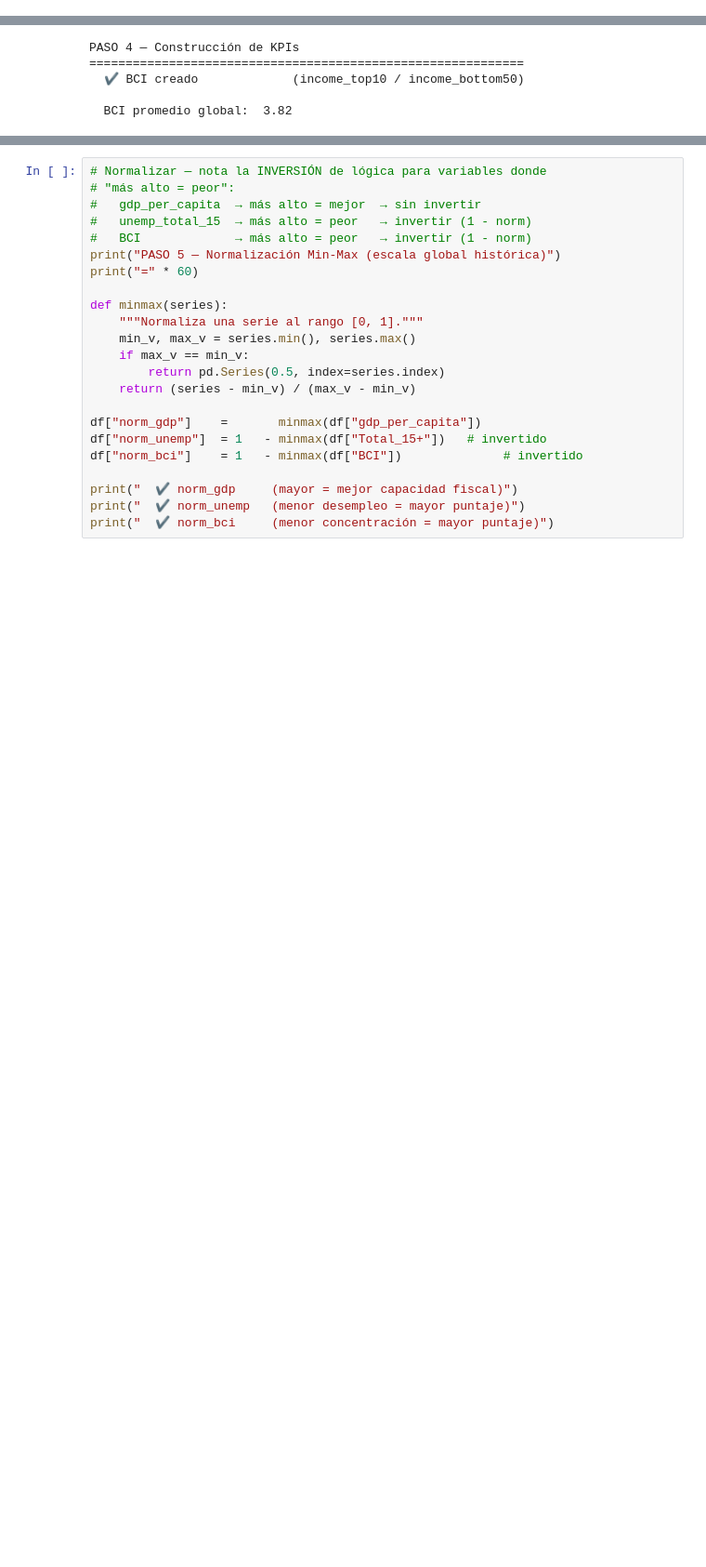
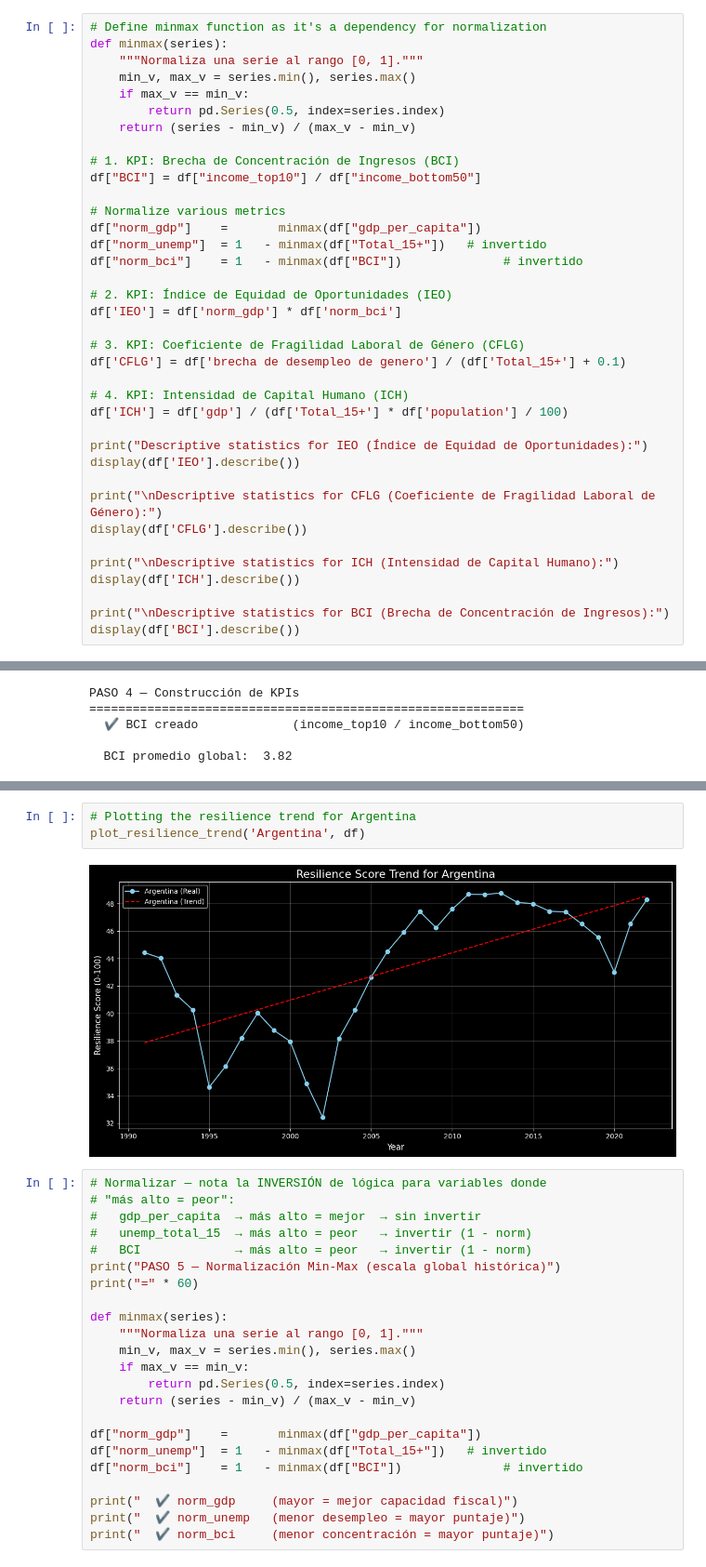
Before and after one commit to lucianoyllarreta/CLASE_CIENCIA_DATOS_I, a Jupyter notebook: LOS 4 FANTÁSTICOS/ SCORING.ipynb, the cells around one changed output, grey strips where cells are left out. Shown at 93% size. Drawn from its saved outputs; the diff is of its cells as text; blank space fills up the shorter version.

```diff
--- a/LOS 4 FANTÁSTICOS/ SCORING.ipynb
+++ b/LOS 4 FANTÁSTICOS/ SCORING.ipynb
@@ -83,0 +86,37 @@ Nota: Los valores de Argentina corresponden al año 2022.
+# %%
+# Define minmax function as it's a dependency for normalization
+def minmax(series):
+    """Normaliza una serie al rango [0, 1]."""
+    min_v, max_v = series.min(), series.max()
+    if max_v == min_v:
+        return pd.Series(0.5, index=series.index)
+    return (series - min_v) / (max_v - min_v)
+
+# 1. KPI: Brecha de Concentración de Ingresos (BCI)
+df["BCI"] = df["income_top10"] / df["income_bottom50"]
+
+# Normalize various metrics
+df["norm_gdp"]    =       minmax(df["gdp_per_capita"])
+df["norm_unemp"]  = 1   - minmax(df["Total_15+"])   # invertido
+df["norm_bci"]    = 1   - minmax(df["BCI"])              # invertido
+
+# 2. KPI: Índice de Equidad de Oportunidades (IEO)
+df['IEO'] = df['norm_gdp'] * df['norm_bci']
+
+# 3. KPI: Coeficiente de Fragilidad Laboral de Género (CFLG)
+df['CFLG'] = df['brecha de desempleo de genero'] / (df['Total_15+'] + 0.1)
+
+# 4. KPI: Intensidad de Capital Humano (ICH)
+df['ICH'] = df['gdp'] / (df['Total_15+'] * df['population'] / 100)
+
+print("Descriptive statistics for IEO (Índice de Equidad de Oportunidades):")
+display(df['IEO'].describe())
+
+print("\nDescriptive statistics for CFLG (Coeficiente de Fragilidad Laboral de Género):")
+display(df['CFLG'].describe())
+
+print("\nDescriptive statistics for ICH (Intensidad de Capital Humano):")
+display(df['ICH'].describe())
+
+print("\nDescriptive statistics for BCI (Brecha de Concentración de Ingresos):")
+display(df['BCI'].describe())
@@ -102,3 +321,8 @@ PASO 4 — Construcción de KPIs
+# %%
+# Plotting the resilience trend for Argentina
+plot_resilience_trend('Argentina', df)
+# %% [output]
+[figure, added]
 # %%
 # Normalizar — nota la INVERSIÓN de lógica para variables donde
 # "más alto = peor":
```
Also changed, not shown: parts of 22 cells of this notebook.
